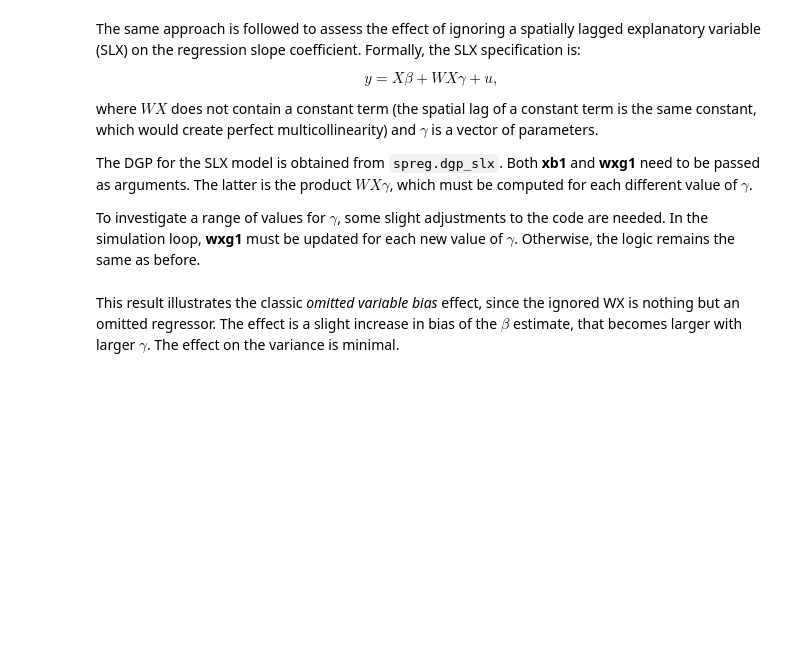
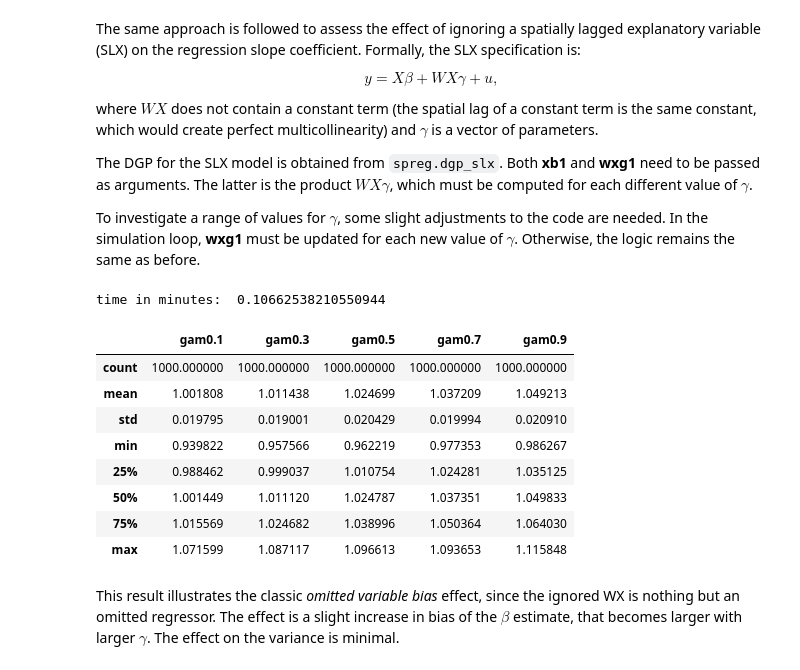
Before and after one commit to lanselin/spatial_regression_notebooks, a Jupyter notebook: 7_spatial_models.ipynb, the cells around one changed output. Saved outputs shown, nothing was run; the diff lists cells and outputs as text; code cells hidden in the pictures; blank space fills up the shorter version.

```diff
--- a/7_spatial_models.ipynb
+++ b/7_spatial_models.ipynb
@@ -307,19 +368,30 @@ To investigate a range of values for $\gamma$, some slight adjustments to the co
 # %%
 t0 = time.time()
 best = np.zeros((reps,len(gamvals)))
 rng=np.random.default_rng(seed=rndseed)
 for r in range(len(gamvals)):
     wxg1 = make_wxg(wx1,r)
     for i in range(reps):
         u = make_error(rng,n)
         y = dgp_slx(u,xb1,wxg1)
         reg = OLS(y,x1,nonspat_diag=False)
-        best[i,r] = reg.betas[1]
+        best[i,r] = reg.betas[1,0]
 t1 = time.time()
 print("time in minutes: ",(t1-t0)/60.0)
 rr = ["gam"+str(r) for r in gamvals]
 results = pd.DataFrame(best,columns=rr)
 results.describe()
+# %% [output]
+time in minutes:  0.10662538210550944
+|  | gam0.1 | gam0.3 | gam0.5 | gam0.7 | gam0.9 |
+| count | 1000.000000 | 1000.000000 | 1000.000000 | 1000.000000 | 1000.000000 |
+| mean | 1.001808 | 1.011438 | 1.024699 | 1.037209 | 1.049213 |
+| std | 0.019795 | 0.019001 | 0.020429 | 0.019994 | 0.020910 |
+| min | 0.939822 | 0.957566 | 0.962219 | 0.977353 | 0.986267 |
+| 25% | 0.988462 | 0.999037 | 1.010754 | 1.024281 | 1.035125 |
+| 50% | 1.001449 | 1.011120 | 1.024787 | 1.037351 | 1.049833 |
+| 75% | 1.015569 | 1.024682 | 1.038996 | 1.050364 | 1.064030 |
+| max | 1.071599 | 1.087117 | 1.096613 | 1.093653 | 1.115848 |
 # %% [markdown]
 This result illustrates the classic *omitted variable bias* effect, since the ignored WX is nothing but an omitted regressor. The effect is a slight increase in bias of the $\beta$ estimate, that becomes larger with larger $\gamma$. The effect on the variance is minimal.
 # %% [markdown]
```
Also changed, not shown: parts of 13 cells of this notebook.
